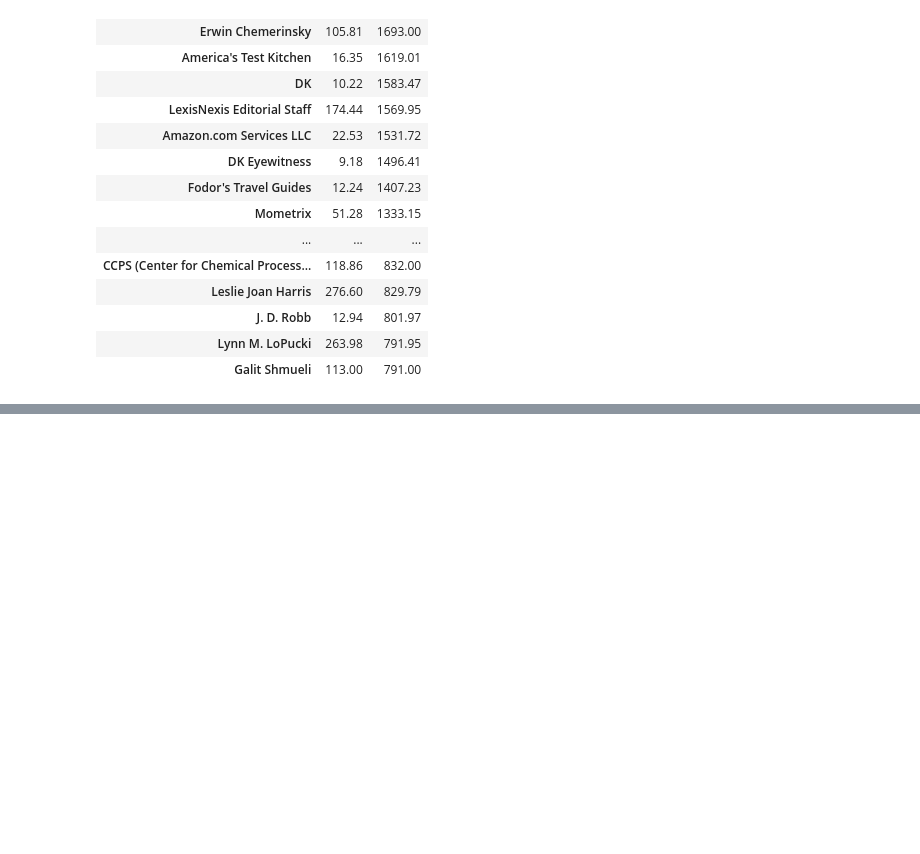
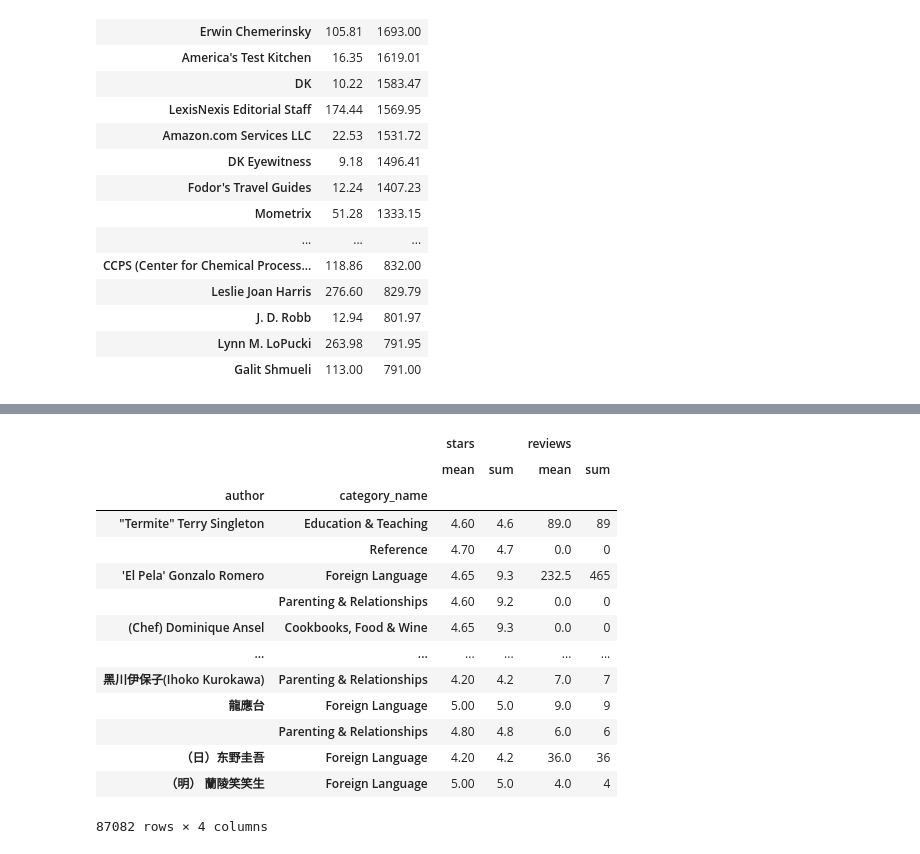
Before and after one commit to Danibisinoto/Repositorio_PROJETO_Tecnicas_de_Programacao_I, a Jupyter notebook: PROJETO.ipynb, the cells around one changed output, grey strips where cells are left out. Drawn from its saved outputs; the diff is of its cells as text; code cells hidden in the pictures; blank space fills up the shorter version.

Commit message:
novas análises da base de dados considerando classificação e avaliação dos livros

```diff
--- a/PROJETO.ipynb
+++ b/PROJETO.ipynb
@@ -382,3 +470,23 @@ livros.groupby(["author"])["price"].agg(["mean", "sum"]).sort_values("sum", asce
+# %%
+# média e soma da classificação e avaliações dos livros por autor e categoria
+
+livros.groupby(['author', 'category_name'])[['stars', 'reviews']].agg(["mean", "sum"])
+# %% [output]
+|  |  | stars |  | reviews |  |
+|  |  | mean | sum | mean | sum |
+| author | category_name |  |  |  |  |
+| "Termite" Terry Singleton | Education & Teaching | 4.60 | 4.6 | 89.0 | 89 |
+|  | Reference | 4.70 | 4.7 | 0.0 | 0 |
+| 'El Pela' Gonzalo Romero | Foreign Language | 4.65 | 9.3 | 232.5 | 465 |
+|  | Parenting & Relationships | 4.60 | 9.2 | 0.0 | 0 |
+| (Chef) Dominique Ansel | Cookbooks, Food & Wine | 4.65 | 9.3 | 0.0 | 0 |
+| ... | ... | ... | ... | ... | ... |
+| 黑川伊保子(Ihoko Kurokawa) | Parenting & Relationships | 4.20 | 4.2 | 7.0 | 7 |
+| 龍應台 | Foreign Language | 5.00 | 5.0 | 9.0 | 9 |
+|  | Parenting & Relationships | 4.80 | 4.8 | 6.0 | 6 |
+| （日）东野圭吾 | Foreign Language | 4.20 | 4.2 | 36.0 | 36 |
+| （明） 蘭陵笑笑生 | Foreign Language | 5.00 | 5.0 | 4.0 | 4 |
+87082 rows × 4 columns
 # %%
 livros
 # %% [output]
```
Also changed, not shown: parts of 4 cells of this notebook.
